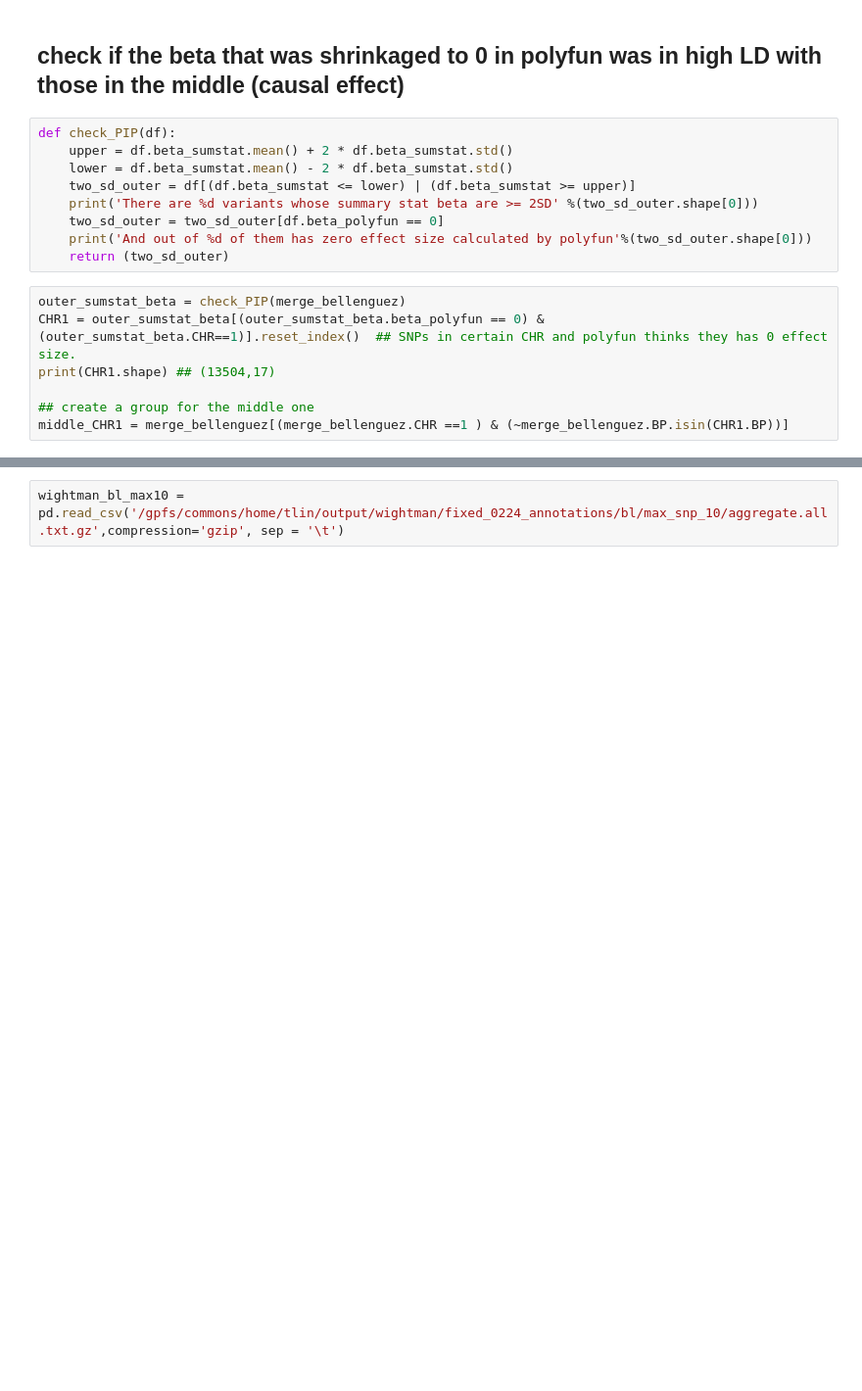
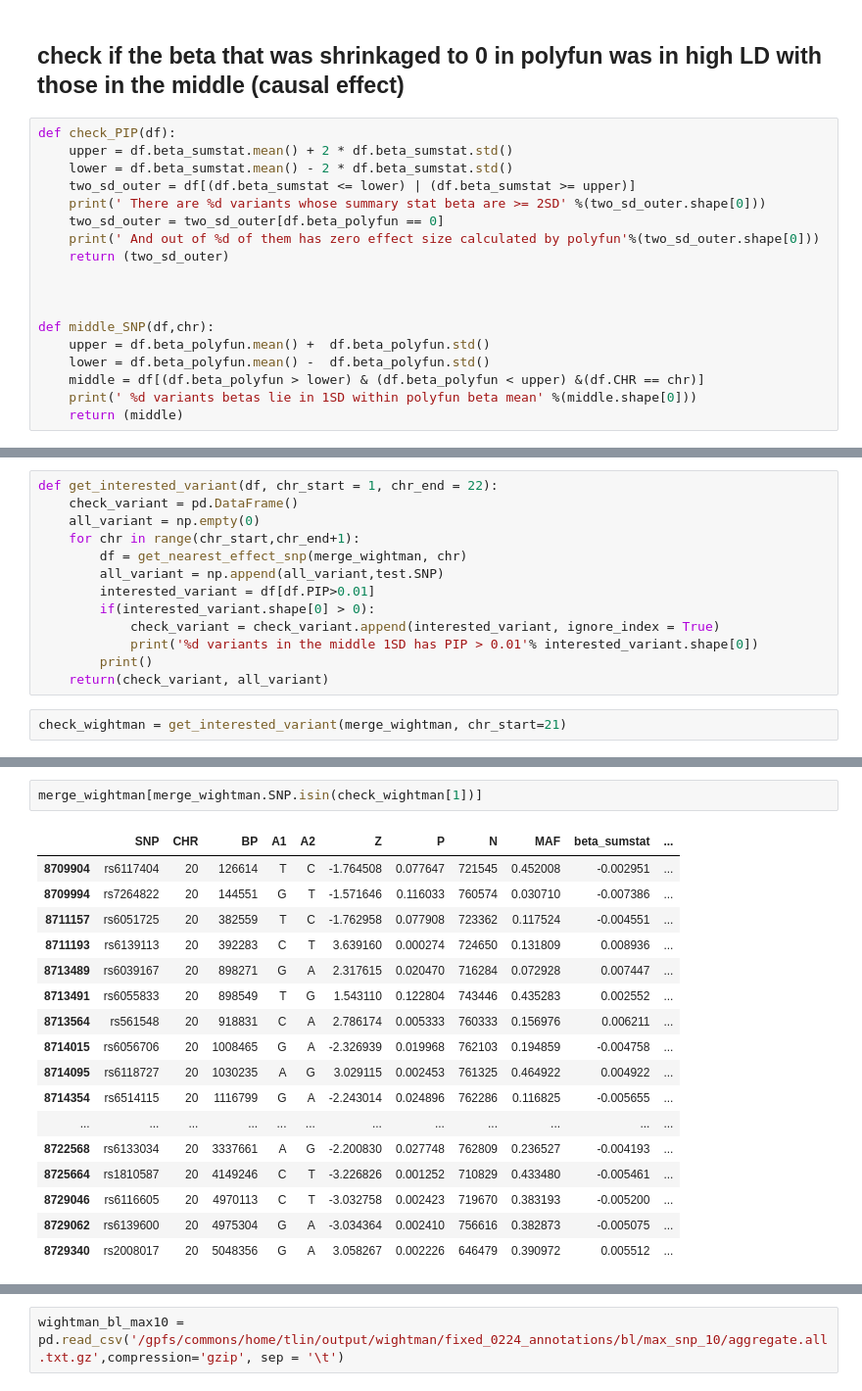
Before and after one commit to teresa-sansan/ADSP_polyfun, a Jupyter notebook: analysis/check_sumstat_beta.ipynb, the cells around one changed output, grey strips where cells are left out. Shown at 98% size. Saved outputs shown, nothing was run; the diff lists cells and outputs as text; blank space fills up the shorter version.

```diff
--- a/analysis/check_sumstat_beta.ipynb
+++ b/analysis/check_sumstat_beta.ipynb
@@ -80,14 +80,16 @@ def check_PIP(df):
     upper = df.beta_sumstat.mean() + 2 * df.beta_sumstat.std()
     lower = df.beta_sumstat.mean() - 2 * df.beta_sumstat.std()
     two_sd_outer = df[(df.beta_sumstat <= lower) | (df.beta_sumstat >= upper)]
-    print('There are %d variants whose summary stat beta are >= 2SD' %(two_sd_outer.shape[0]))
+    print(' There are %d variants whose summary stat beta are >= 2SD' %(two_sd_outer.shape[0]))
     two_sd_outer = two_sd_outer[df.beta_polyfun == 0]
-    print('And out of %d of them has zero effect size calculated by polyfun'%(two_sd_outer.shape[0]))
+    print(' And out of %d of them has zero effect size calculated by polyfun'%(two_sd_outer.shape[0]))
     return (two_sd_outer)
+
+
+
+def middle_SNP(df,chr):
+    upper = df.beta_polyfun.mean() +  df.beta_polyfun.std()
+    lower = df.beta_polyfun.mean() -  df.beta_polyfun.std()
+    middle = df[(df.beta_polyfun > lower) & (df.beta_polyfun < upper) &(df.CHR == chr)]
+    print(' %d variants betas lie in 1SD within polyfun beta mean' %(middle.shape[0]))
+    return (middle)
-# %%
-outer_sumstat_beta = check_PIP(merge_bellenguez)
-CHR1 = outer_sumstat_beta[(outer_sumstat_beta.beta_polyfun == 0) & (outer_sumstat_beta.CHR==1)].reset_index()  ## SNPs in certain CHR and polyfun thinks they has 0 effect size.
-print(CHR1.shape) ## (13504,17)
-
-## create a group for the middle one
-middle_CHR1 = merge_bellenguez[(merge_bellenguez.CHR ==1 ) & (~merge_bellenguez.BP.isin(CHR1.BP))]
@@ -236,0 +121,15 @@ inconsistent
+# %%
+def get_interested_variant(df, chr_start = 1, chr_end = 22):
+    check_variant = pd.DataFrame()
+    all_variant = np.empty(0)
+    for chr in range(chr_start,chr_end+1):
+        df = get_nearest_effect_snp(merge_wightman, chr)
+        all_variant = np.append(all_variant,test.SNP)
+        interested_variant = df[df.PIP>0.01]
+        if(interested_variant.shape[0] > 0):
+            check_variant = check_variant.append(interested_variant, ignore_index = True)
+            print('%d variants in the middle 1SD has PIP > 0.01'% interested_variant.shape[0])
+        print()
+    return(check_variant, all_variant)
+# %%
+check_wightman = get_interested_variant(merge_wightman, chr_start=21)
@@ -236,0 +148,20 @@ inconsistent
+# %%
+merge_wightman[merge_wightman.SNP.isin(check_wightman[1])]
+# %% [output]
+|  | SNP | CHR | BP | A1 | A2 | Z | P | N | MAF | beta_sumstat | ... |
+| 8709904 | rs6117404 | 20 | 126614 | T | C | -1.764508 | 0.077647 | 721545 | 0.452008 | -0.002951 | ... |
+| 8709994 | rs7264822 | 20 | 144551 | G | T | -1.571646 | 0.116033 | 760574 | 0.030710 | -0.007386 | ... |
+| 8711157 | rs6051725 | 20 | 382559 | T | C | -1.762958 | 0.077908 | 723362 | 0.117524 | -0.004551 | ... |
+| 8711193 | rs6139113 | 20 | 392283 | C | T | 3.639160 | 0.000274 | 724650 | 0.131809 | 0.008936 | ... |
+| 8713489 | rs6039167 | 20 | 898271 | G | A | 2.317615 | 0.020470 | 716284 | 0.072928 | 0.007447 | ... |
+| 8713491 | rs6055833 | 20 | 898549 | T | G | 1.543110 | 0.122804 | 743446 | 0.435283 | 0.002552 | ... |
+| 8713564 | rs561548 | 20 | 918831 | C | A | 2.786174 | 0.005333 | 760333 | 0.156976 | 0.006211 | ... |
+| 8714015 | rs6056706 | 20 | 1008465 | G | A | -2.326939 | 0.019968 | 762103 | 0.194859 | -0.004758 | ... |
+| 8714095 | rs6118727 | 20 | 1030235 | A | G | 3.029115 | 0.002453 | 761325 | 0.464922 | 0.004922 | ... |
+| 8714354 | rs6514115 | 20 | 1116799 | G | A | -2.243014 | 0.024896 | 762286 | 0.116825 | -0.005655 | ... |
+| ... | ... | ... | ... | ... | ... | ... | ... | ... | ... | ... | ... |
+| 8722568 | rs6133034 | 20 | 3337661 | A | G | -2.200830 | 0.027748 | 762809 | 0.236527 | -0.004193 | ... |
+| 8725664 | rs1810587 | 20 | 4149246 | C | T | -3.226826 | 0.001252 | 710829 | 0.433480 | -0.005461 | ... |
+| 8729046 | rs6116605 | 20 | 4970113 | C | T | -3.032758 | 0.002423 | 719670 | 0.383193 | -0.005200 | ... |
+| 8729062 | rs6139600 | 20 | 4975304 | G | A | -3.034364 | 0.002410 | 756616 | 0.382873 | -0.005075 | ... |
+| 8729340 | rs2008017 | 20 | 5048356 | G | A | 3.058267 | 0.002226 | 646479 | 0.390972 | 0.005512 | ... |
```
Also changed, not shown: parts of 12 cells of this notebook, 11 other files.
